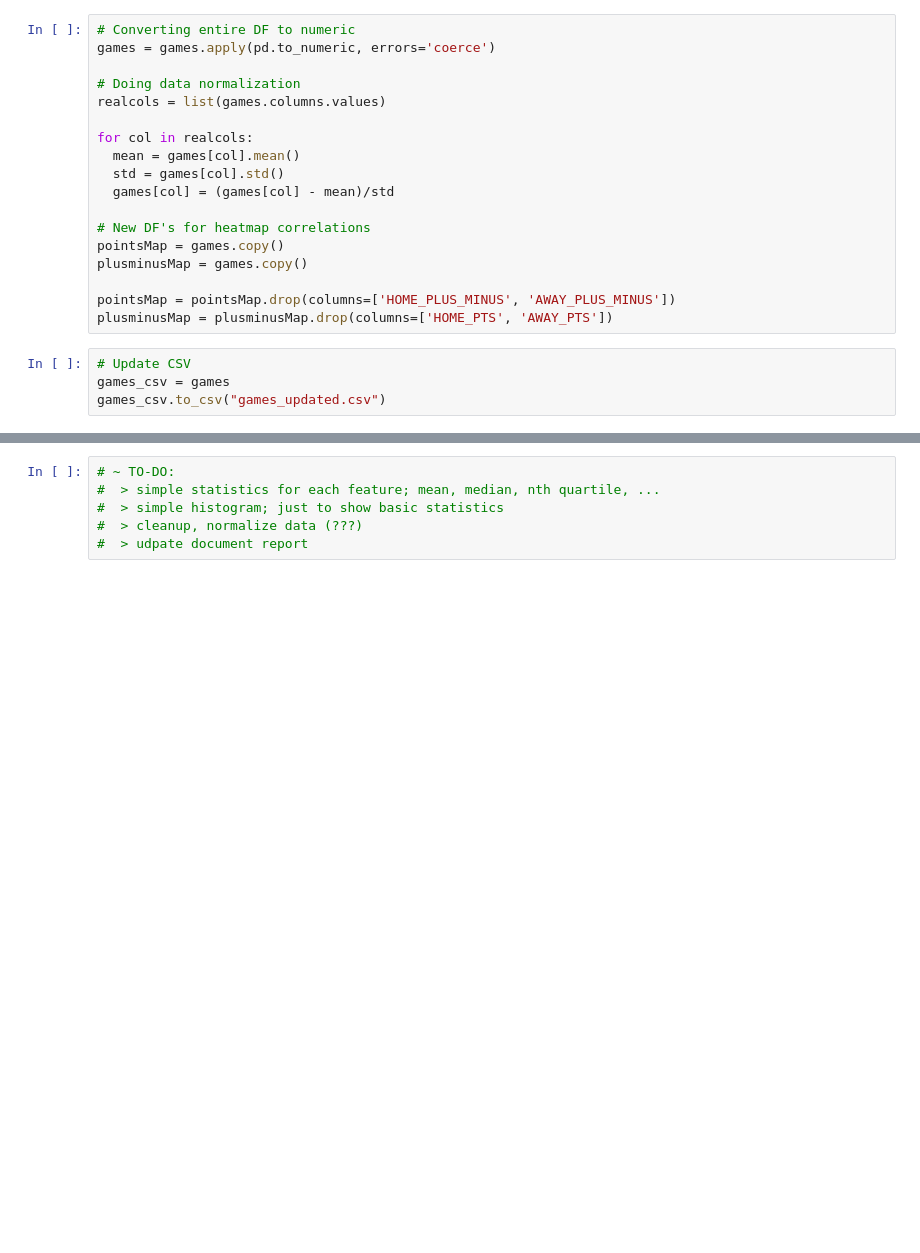
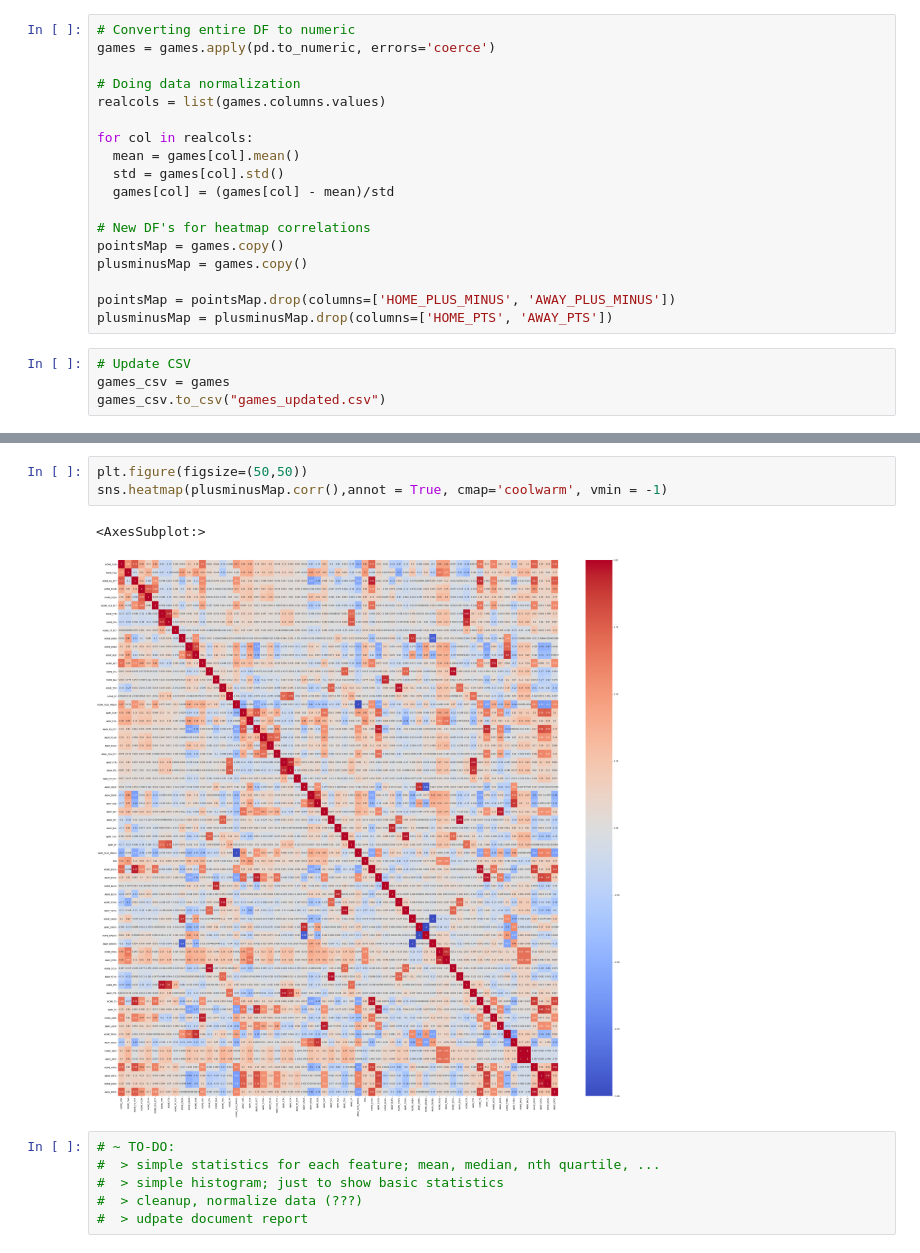
Before and after one commit to jtj60/Predicting-the-Scoring-Margin-of-NBA-Games-Using-Machine-Learning, a Jupyter notebook: code/nba_scoring_margin_using_ML.ipynb, the cells around one changed output, grey strips where cells are left out. Drawn from its saved outputs; the diff is of its cells as text; blank space fills up the shorter version.

```diff
--- a/code/nba_scoring_margin_using_ML.ipynb
+++ b/code/nba_scoring_margin_using_ML.ipynb
@@ -225,3 +224,9 @@ sns.heatmap(plusminusMap.corr(),annot = True, cmap='coolwarm', vmin = -1)
+# %%
+plt.figure(figsize=(50,50))
+sns.heatmap(plusminusMap.corr(),annot = True, cmap='coolwarm', vmin = -1)
+# %% [output]
+<AxesSubplot:>
+[figure, added]
 # %%
 # ~ TO-DO:
 #  > simple statistics for each feature; mean, median, nth quartile, ...
```
Also changed, not shown: parts of 3 cells of this notebook.
